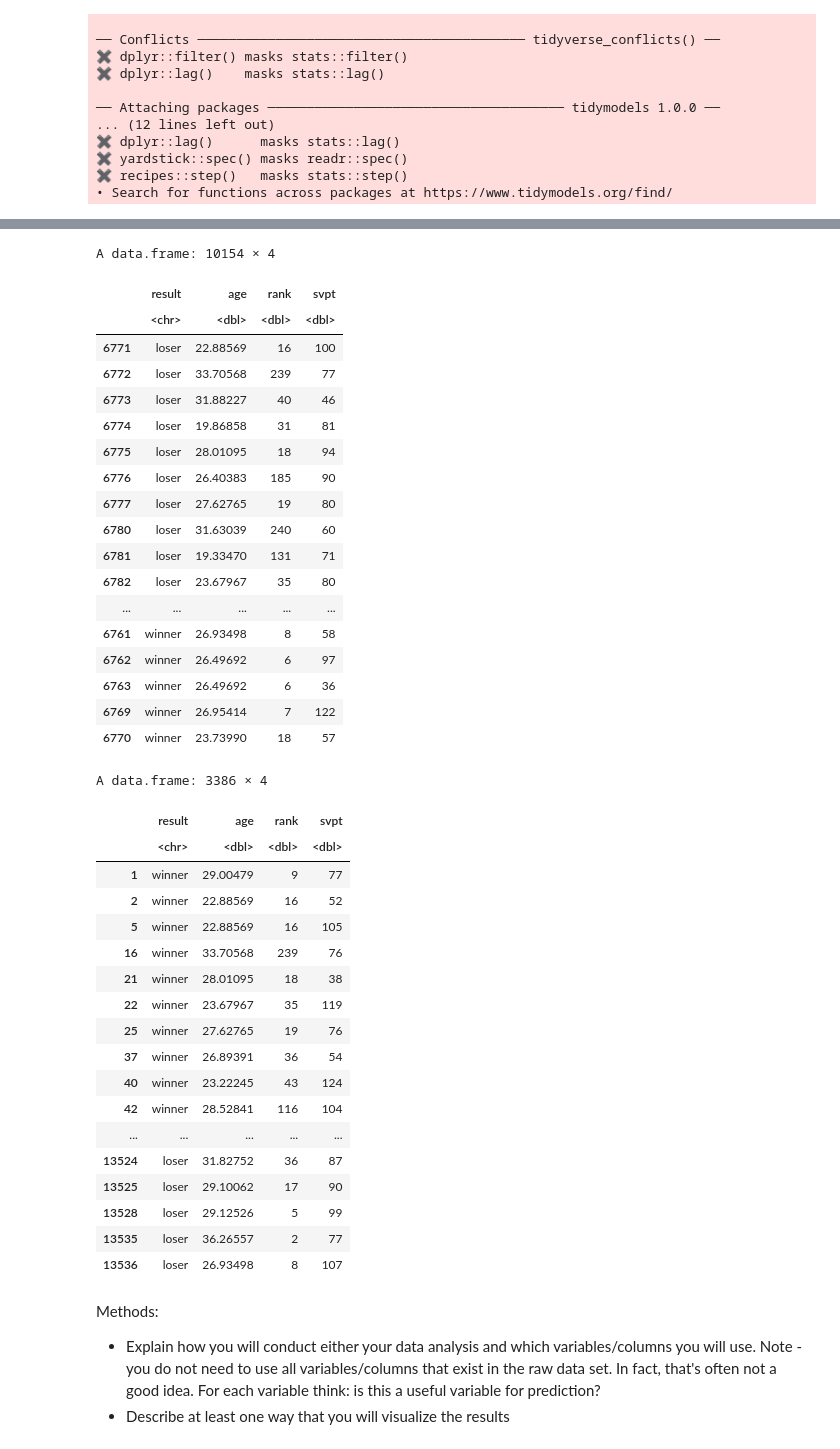
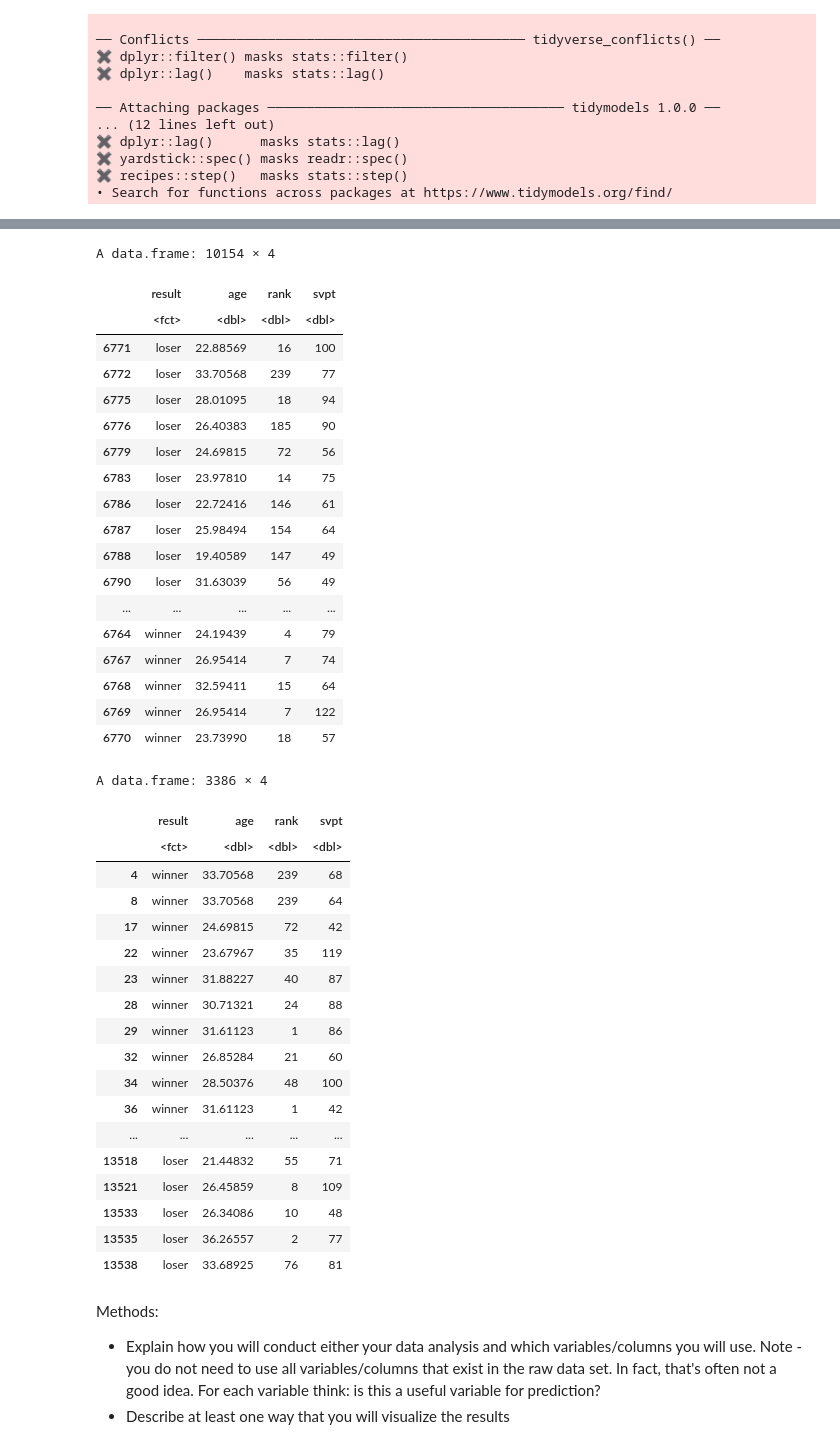
Before and after one commit to EllaShi7/DSCI-100-2022w2-Group-42-Project, a Jupyter notebook: Group_Project_Proposal.ipynb, the cells around one changed output, grey strips where cells are left out. Saved outputs shown, nothing was run; the diff lists cells and outputs as text; code cells hidden in the pictures.

Commit message:
set a seed and change result column to factor type.

```diff
--- a/Group_Project_Proposal.ipynb
+++ b/Group_Project_Proposal.ipynb
@@ -34,6 +34,8 @@ library(tidymodels)
 ✖ recipes::step()   masks stats::step()
 • Search for functions across packages at https://www.tidymodels.org/find/
 # %%
+set.seed(123)
+
 
 atp_data <- read_csv("atp2017-2019.csv") |>
   select(winner_age, loser_age, winner_rank, loser_rank, w_svpt, l_svpt) |>
@@ -49,63 +51,64 @@ atp_data_lose <- cbind(atp_data, lose) |>
   select(lose, loser_age, loser_rank, l_svpt)
 colnames(atp_data_lose) <- c("result", "age","rank", "svpt")
 
-data <- rbind(atp_data_win, atp_data_lose)
+data <- rbind(atp_data_win, atp_data_lose) |>
+  mutate(result = as_factor(result))
 
 data_split <- initial_split(data, prop = 0.75, strata = result)
 atp_train <- training(data_split)
 atp_test <- testing(data_split)
 
 atp_train
 atp_test
 # %% [output]
 New names:
 • `` -> `...1`
 Rows: 6866 Columns: 50
 ── Column specification ────────────────────────────────────────────────────────
 Delimiter: ","
 chr (16): tourney_id, tourney_name, surface, tourney_level, winner_seed, win...
 dbl (34): ...1, draw_size, tourney_date, match_num, winner_id, winner_ht, wi...
 
 ℹ Use `spec()` to retrieve the full column specification for this data.
 ℹ Specify the column types or set `show_col_types = FALSE` to quiet this message.
 A data.frame: 10154 × 4
 |  | result | age | rank | svpt |
-|  | <chr> | <dbl> | <dbl> | <dbl> |
+|  | <fct> | <dbl> | <dbl> | <dbl> |
 | 6771 | loser | 22.88569 | 16 | 100 |
 | 6772 | loser | 33.70568 | 239 | 77 |
-| 6773 | loser | 31.88227 | 40 | 46 |
-| 6774 | loser | 19.86858 | 31 | 81 |
 | 6775 | loser | 28.01095 | 18 | 94 |
 | 6776 | loser | 26.40383 | 185 | 90 |
-| 6777 | loser | 27.62765 | 19 | 80 |
-| 6780 | loser | 31.63039 | 240 | 60 |
-| 6781 | loser | 19.33470 | 131 | 71 |
-| 6782 | loser | 23.67967 | 35 | 80 |
+| 6779 | loser | 24.69815 | 72 | 56 |
+| 6783 | loser | 23.97810 | 14 | 75 |
+| 6786 | loser | 22.72416 | 146 | 61 |
+| 6787 | loser | 25.98494 | 154 | 64 |
+| 6788 | loser | 19.40589 | 147 | 49 |
+| 6790 | loser | 31.63039 | 56 | 49 |
 | ... | ... | ... | ... | ... |
-| 6761 | winner | 26.93498 | 8 | 58 |
-| 6762 | winner | 26.49692 | 6 | 97 |
-| 6763 | winner | 26.49692 | 6 | 36 |
+| 6764 | winner | 24.19439 | 4 | 79 |
+| 6767 | winner | 26.95414 | 7 | 74 |
+| 6768 | winner | 32.59411 | 15 | 64 |
 | 6769 | winner | 26.95414 | 7 | 122 |
 | 6770 | winner | 23.73990 | 18 | 57 |
 A data.frame: 3386 × 4
 |  | result | age | rank | svpt |
-|  | <chr> | <dbl> | <dbl> | <dbl> |
-| 1 | winner | 29.00479 | 9 | 77 |
-| 2 | winner | 22.88569 | 16 | 52 |
-| 5 | winner | 22.88569 | 16 | 105 |
-| 16 | winner | 33.70568 | 239 | 76 |
-| 21 | winner | 28.01095 | 18 | 38 |
+|  | <fct> | <dbl> | <dbl> | <dbl> |
+| 4 | winner | 33.70568 | 239 | 68 |
+| 8 | winner | 33.70568 | 239 | 64 |
+| 17 | winner | 24.69815 | 72 | 42 |
 | 22 | winner | 23.67967 | 35 | 119 |
-| 25 | winner | 27.62765 | 19 | 76 |
-| 37 | winner | 26.89391 | 36 | 54 |
-| 40 | winner | 23.22245 | 43 | 124 |
-| 42 | winner | 28.52841 | 116 | 104 |
+| 23 | winner | 31.88227 | 40 | 87 |
+| 28 | winner | 30.71321 | 24 | 88 |
+| 29 | winner | 31.61123 | 1 | 86 |
+| 32 | winner | 26.85284 | 21 | 60 |
+| 34 | winner | 28.50376 | 48 | 100 |
+| 36 | winner | 31.61123 | 1 | 42 |
 | ... | ... | ... | ... | ... |
-| 13524 | loser | 31.82752 | 36 | 87 |
-| 13525 | loser | 29.10062 | 17 | 90 |
-| 13528 | loser | 29.12526 | 5 | 99 |
+| 13518 | loser | 21.44832 | 55 | 71 |
+| 13521 | loser | 26.45859 | 8 | 109 |
+| 13533 | loser | 26.34086 | 10 | 48 |
 | 13535 | loser | 36.26557 | 2 | 77 |
-| 13536 | loser | 26.93498 | 8 | 107 |
+| 13538 | loser | 33.68925 | 76 | 81 |
 # %% [markdown]
 Methods:
 - Explain how you will conduct either your data analysis and which variables/columns you will use. Note - you do not need to use all variables/columns that exist in the raw data set. In fact, that's often not a good idea. For each variable think: is this a useful variable for prediction?
```
